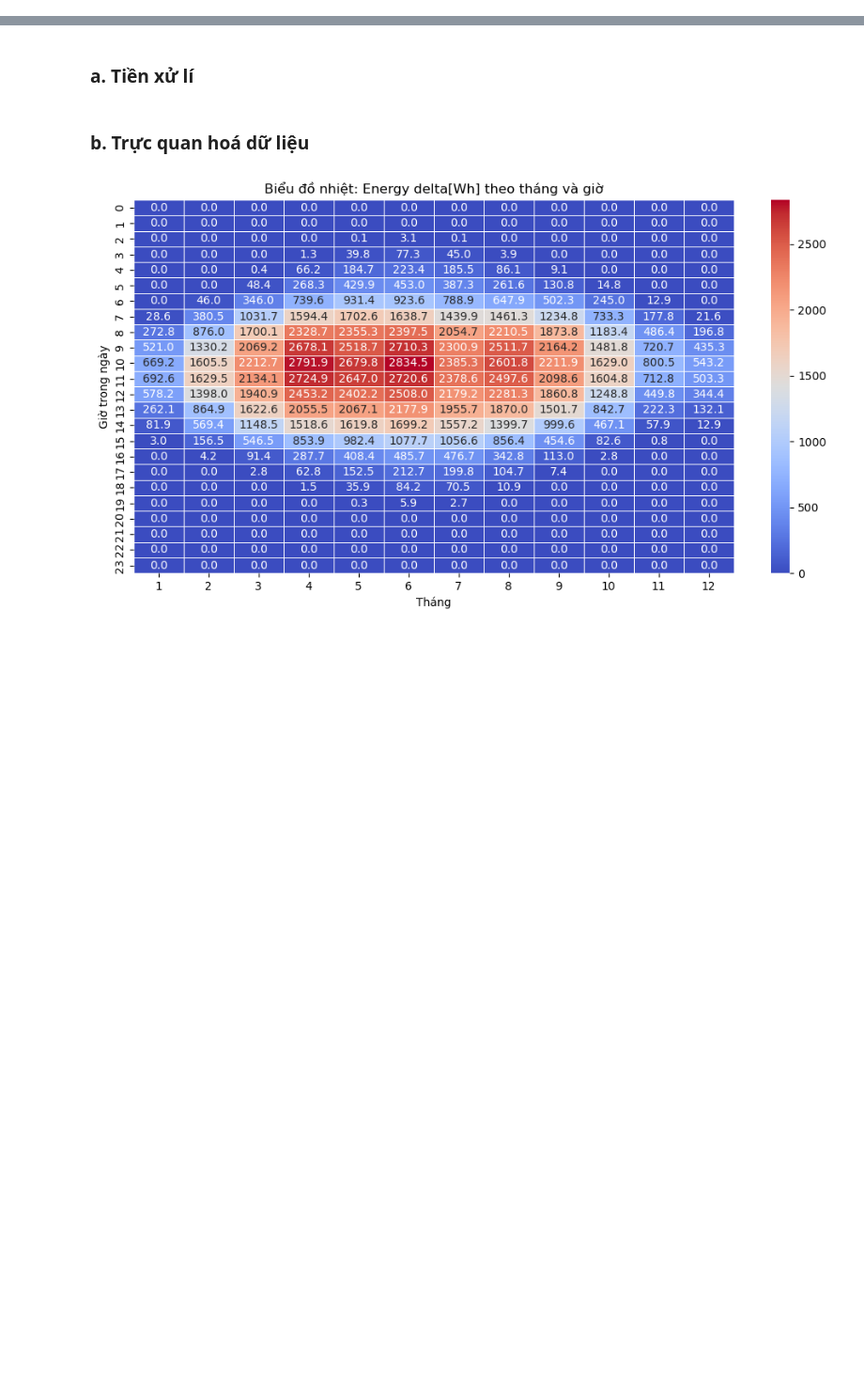
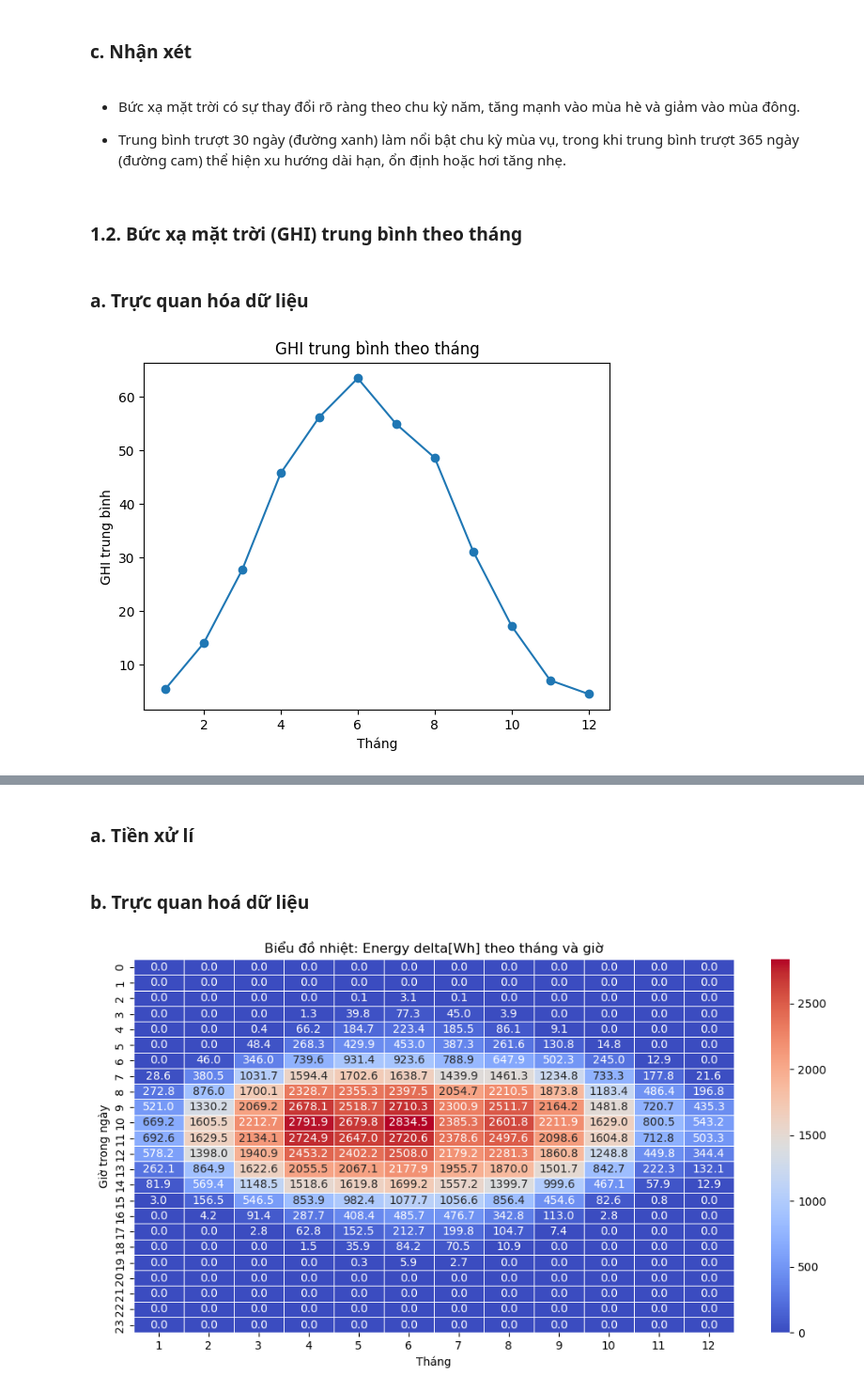
Before and after one commit to alpaca3000/Lab02_DataVisualization, a Jupyter notebook: Source_Codes/DataVizualizing.ipynb, the cells around one changed output, grey strips where cells are left out. Shown at 94% size. Saved outputs shown, nothing was run; the diff lists cells and outputs as text; code cells hidden in the pictures; blank space fills up the shorter version.

```diff
--- a/Source_Codes/questionsTQH.ipynb
+++ b/Source_Codes/DataVizualizing.ipynb
@@ -21,0 +50,19 @@ df
+# %% [markdown]
+### c. Nhận xét
+# %% [markdown]
+- Bức xạ mặt trời có sự thay đổi rõ ràng theo chu kỳ năm, tăng mạnh vào mùa hè và giảm vào mùa đông.
+
+- Trung bình trượt 30 ngày (đường xanh) làm nổi bật chu kỳ mùa vụ, trong khi trung bình trượt 365 ngày (đường cam) thể hiện xu hướng dài hạn, ổn định hoặc hơi tăng nhẹ.
+# %% [markdown]
+### 1.2. Bức xạ mặt trời (GHI) trung bình theo tháng
+# %% [markdown]
+### a. Trực quan hóa dữ liệu
+# %%
+# Seasonal Line Plot
+seasonal_trend = df.groupby(df.index.month)['GHI'].mean()
+seasonal_trend.plot(kind='line', marker='o', title="GHI trung bình theo tháng")
+plt.xlabel("Tháng")
+plt.ylabel("GHI trung bình")
+plt.show()
+# %% [output]
+[figure, added]
```
Also changed, not shown: parts of 29 cells of this notebook.
